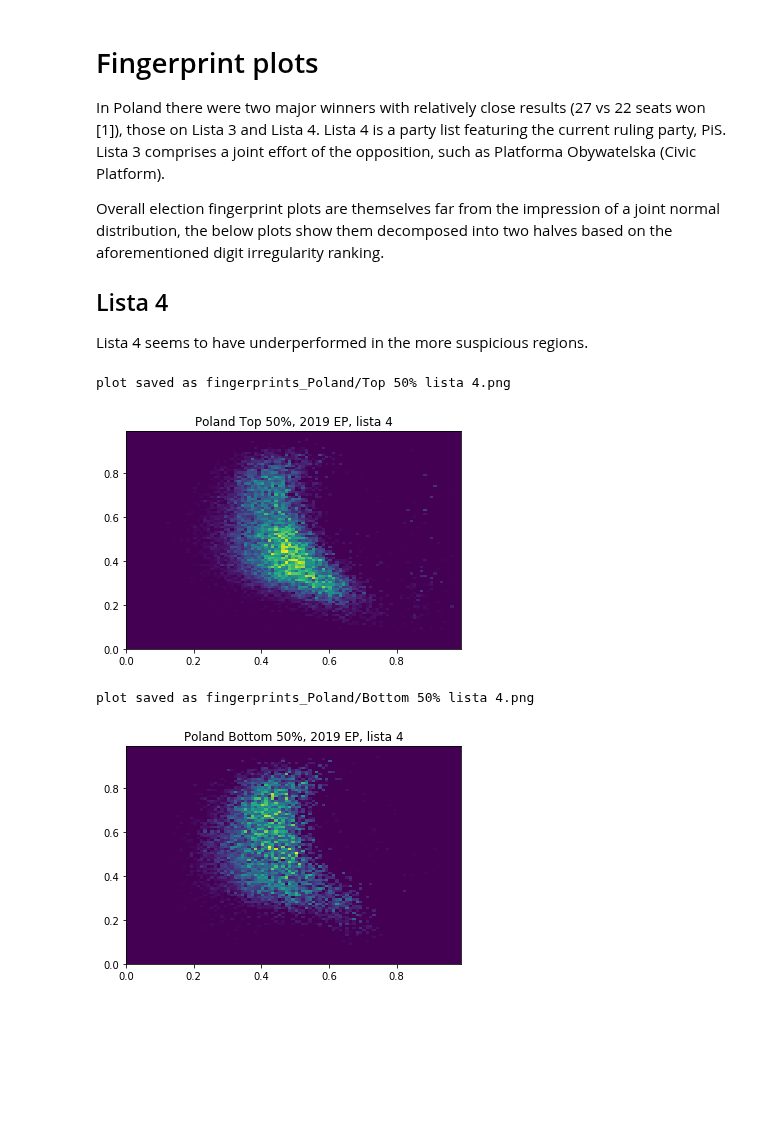
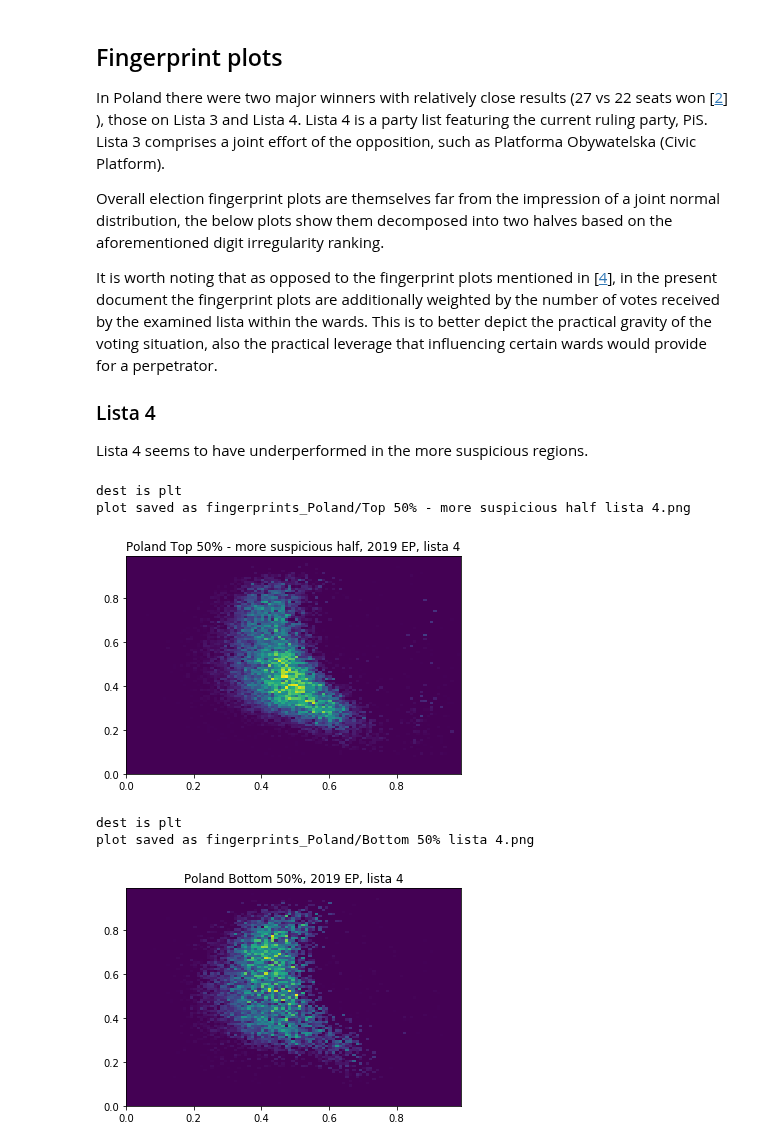
Before and after one commit to brezniczky/ep_elections_2019_hun, a Jupyter notebook: Poland 2019 EP Elections.ipynb, the cells around one changed output. Saved outputs shown, nothing was run; the diff lists cells and outputs as text; code cells hidden in the pictures; blank space fills up the shorter version.

```diff
--- a/Poland 2019 EP Elections.ipynb
+++ b/Poland 2019 EP Elections.ipynb
@@ -73,24 +95,29 @@ plt.hist(ranking, bins=20)
 # %% [markdown]
-# Fingerprint plots
+## Fingerprint plots
 
-In Poland there were two major winners with relatively close results (27 vs 22 seats won [1]), those on Lista 3 and Lista 4. Lista 4 is a party list featuring the current ruling party, PiS. Lista 3 comprises a joint effort of the opposition, such as Platforma Obywatelska (Civic Platform).
+In Poland there were two major winners with relatively close results (27 vs 22 seats won [[2](#2)] ), those on Lista 3 and Lista 4. Lista 4 is a party list featuring the current ruling party, PiS. Lista 3 comprises a joint effort of the opposition, such as Platforma Obywatelska (Civic Platform).
 
 Overall election fingerprint plots are themselves far from the impression of a joint normal distribution, the below plots show them decomposed into two halves based on the aforementioned digit irregularity ranking.
 
-## Lista 4
+It is worth noting that as opposed to the fingerprint plots mentioned in [[4](#4)], in the present document the fingerprint plots are additionally weighted by the number of votes received by the examined lista within the wards.
+This is to better depict the practical gravity of the voting situation, also the practical leverage that influencing certain wards would provide for a perpetrator.
+
+### Lista 4
 
 Lista 4 seems to have underperformed in the more suspicious regions.
 # %%
 top_50_to = int(len(ranking) / 2)
 areas = ranking.index[:top_50_to]
-pr.plot_PL_fingerprint(merged, info, areas, "Top 50% (more suspicious half)", 4)
+pr.plot_PL_fingerprint(merged, info, areas, "Top 50% - more suspicious half", 4)
 # %% [output]
-plot saved as fingerprints_Poland/Top 50% lista 4.png
+dest is plt
+plot saved as fingerprints_Poland/Top 50% - more suspicious half lista 4.png
-[figure, old version]
+[figure, new version]
 # %%
 areas = ranking.index[top_50_to:]
-pr.plot_PL_fingerprint(merged, info, areas, "Bottom 50%", 3)
+pr.plot_PL_fingerprint(merged, info, areas, "Bottom 50%", 4)
 # %% [output]
+dest is plt
 plot saved as fingerprints_Poland/Bottom 50% lista 4.png
-[figure, old version]
+[figure, new version]
 # %% [markdown]
```
Also changed, not shown: parts of 18 cells of this notebook, 6 other files.
